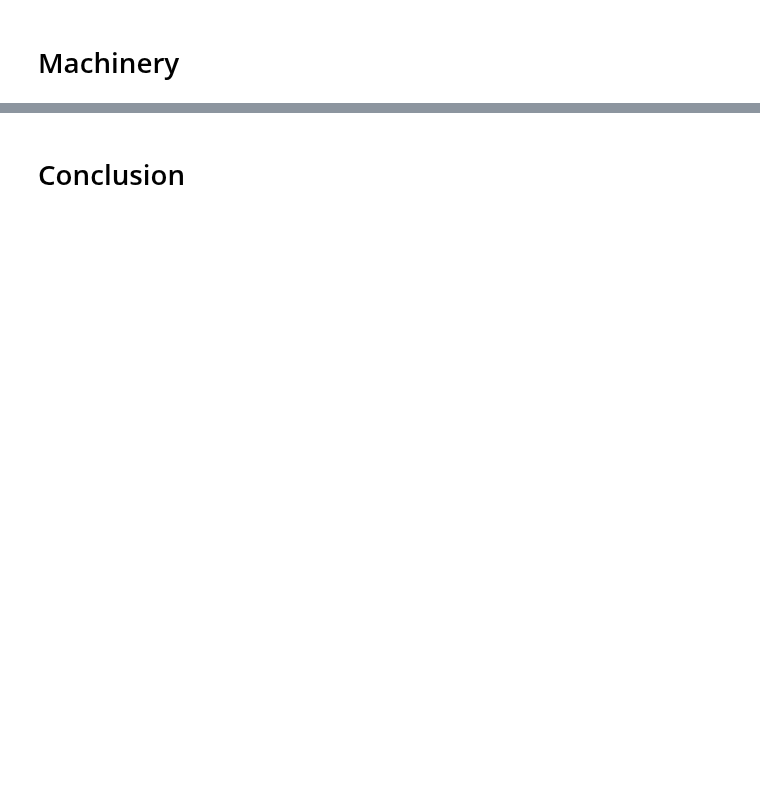
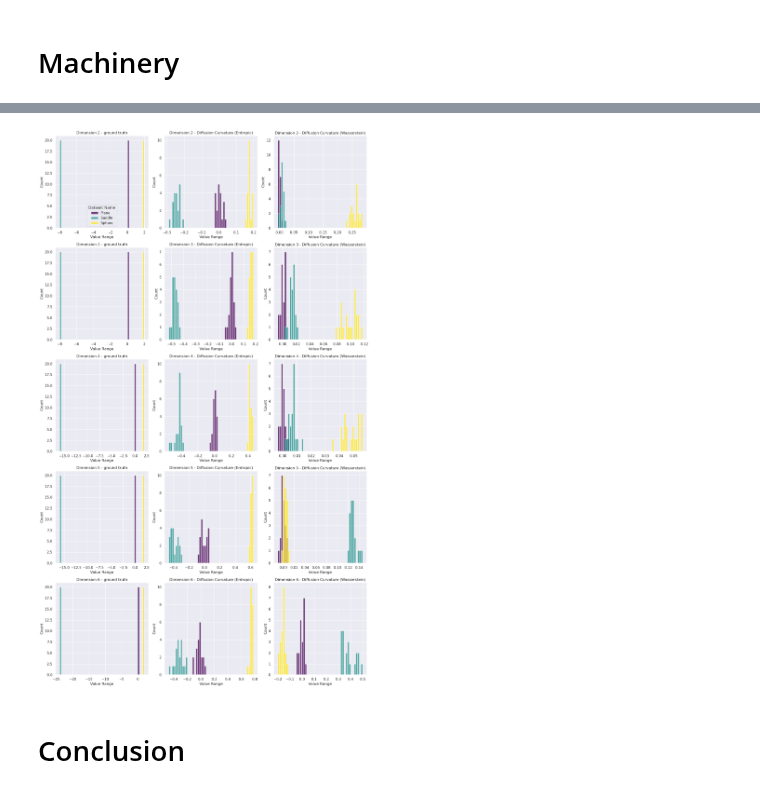
Before and after one commit to professorwug/diffusion-curvature, a Jupyter notebook: nbs/experiments/2f-sign-prediction-tests.ipynb, the cells around one changed output, grey strips where cells are left out. Saved outputs shown, nothing was run; the diff lists cells and outputs as text; code cells hidden in the pictures; blank space fills up the shorter version.

Commit message:
sign prediction tests with fixed kernel bandwidth

```diff
--- a/nbs/experiments/2f-sign-prediction-tests.ipynb
+++ b/nbs/experiments/2f-sign-prediction-tests.ipynb
@@ -59,4 +57,11 @@ from diffusion_curvature.benchmarking.hickok import scalar_curvature_est
 # %%
-SS_across_dims = []
-dims = [3,4,5]
+dims = [2, 3, 4, 5, 6]
 num_pointclouds = 20
+# %%
+SS1 = SadSpheres(
+    dimension = dims, # Dimension of saddles and spheres
+    num_pointclouds = num_pointclouds, # num pointclouds to make in total
+    num_points = 2000, # num points per pointclouds
+    noise_level = 0, # from 0 to 1. 1 is all noise.
+    include_planes=True,
+)
@@ -262,2 +118,10 @@ df.T.style.set_table_styles(
+# %%
+#| label: fig-sadspheres
+#| fig-cap: Predicted curvatures of Saddles and Spheres in dimensions 2-6. Diffusion Curvature robustly distinguishes between the signs of the data, even in high dimensions, and with relative sparsity.
+#| fig-alt: ...
+SS1._aggregate_labels()
+SS1.plot_by_dimension()
+# %% [output]
+[figure, added]
 # %% [markdown]
 # Conclusion
```
Also changed, not shown: parts of 23 cells of this notebook, 16 other files.
